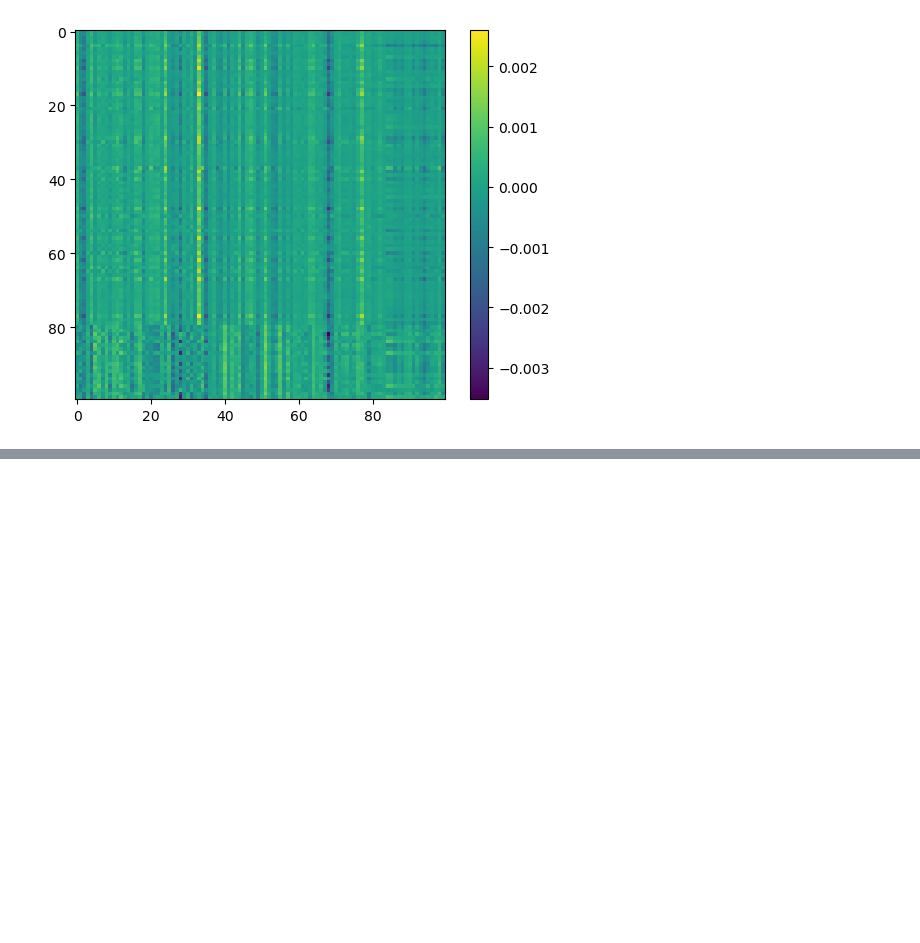
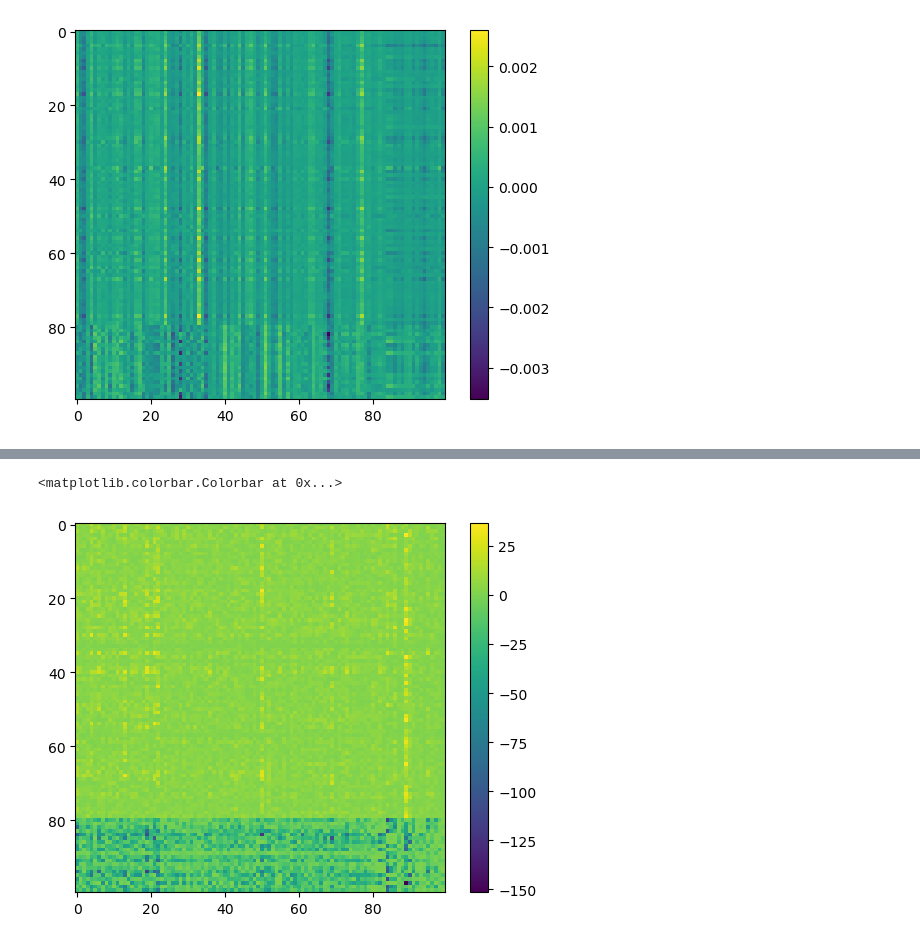
Before and after one commit to tianw6/lowrank_inference, a Jupyter notebook: notebooks/debug3Area.ipynb, the cells around one changed output, grey strips where cells are left out. Saved outputs shown, nothing was run; the diff lists cells and outputs as text; code cells hidden in the pictures; blank space fills up the shorter version.

```diff
--- a/notebooks/debug3Area.ipynb
+++ b/notebooks/debug3Area.ipynb
@@ -382,0 +470,17 @@ plt.show()
+# %%
+rank = 10
+
+
+# reduce the rank of connectivity matrix
+wi_init = net1.wi.detach()
+wo_init = net1.wo.detach() * size
+print(wo_init.std())
+wrec = net1.wrec.detach().cpu().numpy()
+u, s, v = np.linalg.svd(wrec)
+m_init = torch.from_numpy(s[:rank] * u[:, :rank]).to(device=net1.wrec.device) * sqrt(size)
+n_init = torch.from_numpy(v[:rank, :].transpose()).to(device=net1.wrec.device) * sqrt(size)
+print(m_init.std())
+print(n_init.std())
+
+print(m_init.shape)
+print(n_init.shape)
@@ -382,0 +585,8 @@ plt.show()
+# %%
+eff1 = net_lo.w_rec_eff.cpu()
+eff1 = eff1[:100,:100]
+plt.imshow(eff1)
+plt.colorbar()
+# %% [output]
+<matplotlib.colorbar.Colorbar at 0x...>
+[figure, added]
```
Also changed, not shown: parts of 16 cells of this notebook, 3 other files.
